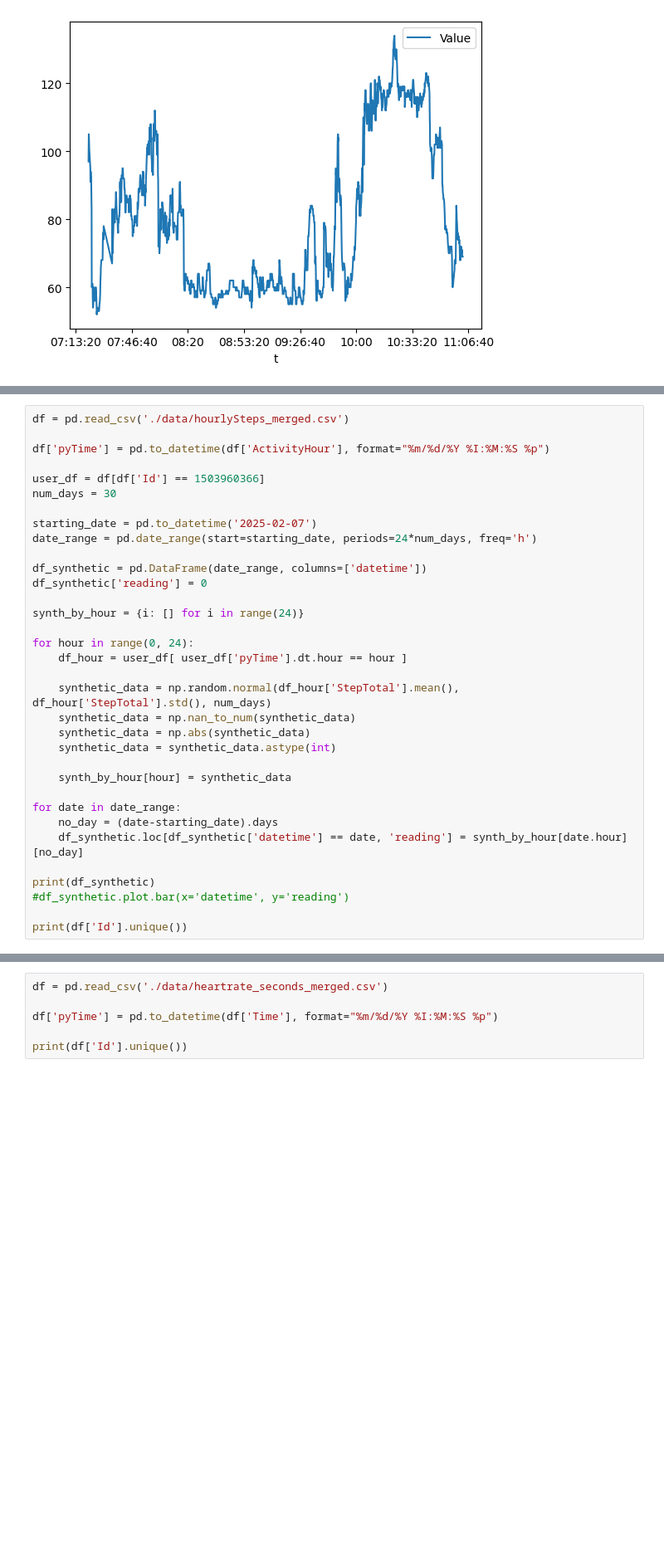
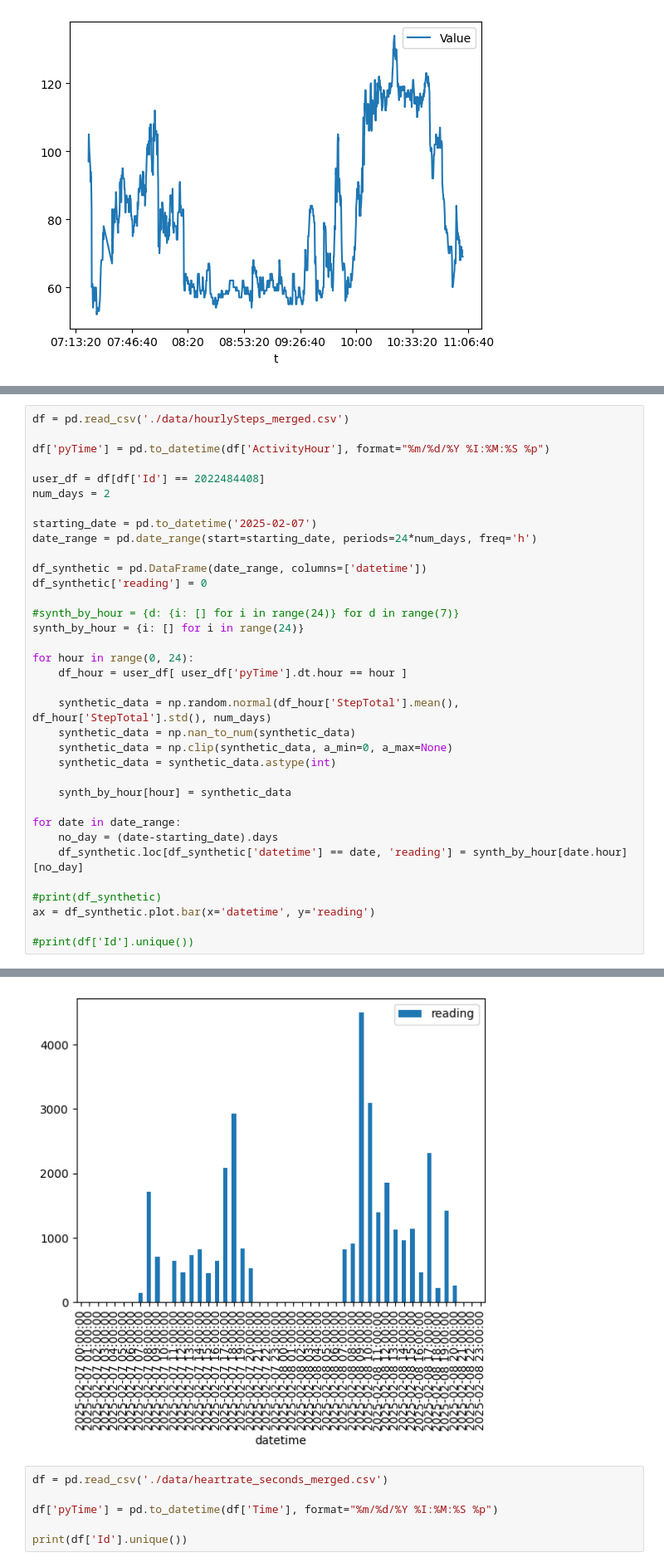
Before and after one commit to bigaru/lifestreams-scripts, a Jupyter notebook: fitabase/main.ipynb, the cells around one changed output, grey strips where cells are left out. Shown at 83% size. Cells and saved outputs as stored; diff of their text form; blank space fills up the shorter version.

```diff
--- a/fitabase/main.ipynb
+++ b/fitabase/main.ipynb
@@ -80,8 +137,8 @@ df = pd.read_csv('./data/hourlySteps_merged.csv')
 
 df['pyTime'] = pd.to_datetime(df['ActivityHour'], format="%m/%d/%Y %I:%M:%S %p")
 
-user_df = df[df['Id'] == 1503960366]
-num_days = 30
+user_df = df[df['Id'] == 2022484408]
+num_days = 2
 
 starting_date = pd.to_datetime('2025-02-07')
 date_range = pd.date_range(start=starting_date, periods=24*num_days, freq='h')
@@ -89,6 +146,7 @@ date_range = pd.date_range(start=starting_date, periods=24*num_days, freq='h')
 df_synthetic = pd.DataFrame(date_range, columns=['datetime'])
 df_synthetic['reading'] = 0
 
+#synth_by_hour = {d: {i: [] for i in range(24)} for d in range(7)}
 synth_by_hour = {i: [] for i in range(24)}
 
 for hour in range(0, 24):
@@ -96,7 +154,7 @@ for hour in range(0, 24):
 
     synthetic_data = np.random.normal(df_hour['StepTotal'].mean(), df_hour['StepTotal'].std(), num_days)
     synthetic_data = np.nan_to_num(synthetic_data)
-    synthetic_data = np.abs(synthetic_data)
+    synthetic_data = np.clip(synthetic_data, a_min=0, a_max=None)
     synthetic_data = synthetic_data.astype(int)
 
     synth_by_hour[hour] = synthetic_data
@@ -105,8 +163,8 @@ for date in date_range:
     no_day = (date-starting_date).days
     df_synthetic.loc[df_synthetic['datetime'] == date, 'reading'] = synth_by_hour[date.hour][no_day]
 
-print(df_synthetic)
-#df_synthetic.plot.bar(x='datetime', y='reading')
+#print(df_synthetic)
+ax = df_synthetic.plot.bar(x='datetime', y='reading')
 
-print(df['Id'].unique())
+#print(df['Id'].unique())
 # %% [output]
@@ -133,3 +171,4 @@ print(df['Id'].unique())
+[figure, added]
 # %%
 df = pd.read_csv('./data/heartrate_seconds_merged.csv')
 
```
Also changed, not shown: parts of 3 cells of this notebook, 1 other file.
